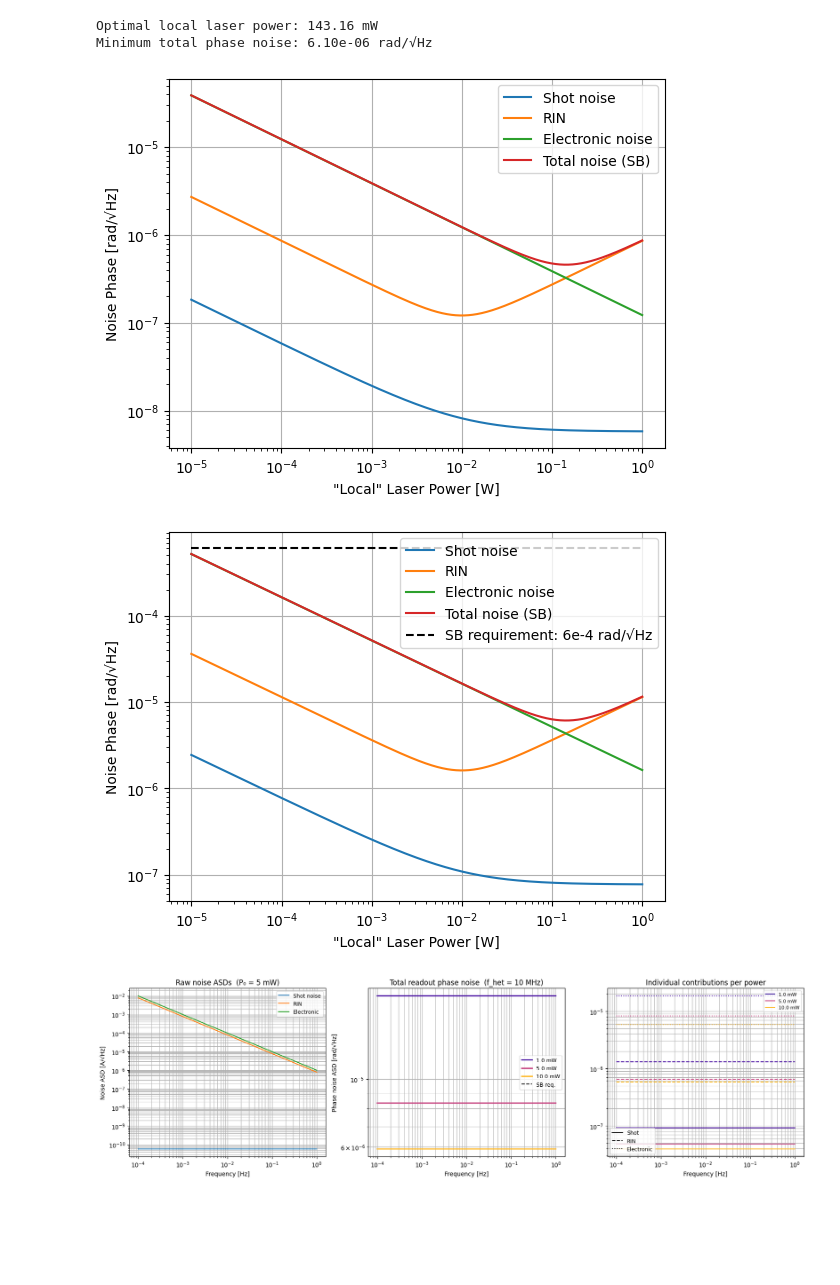
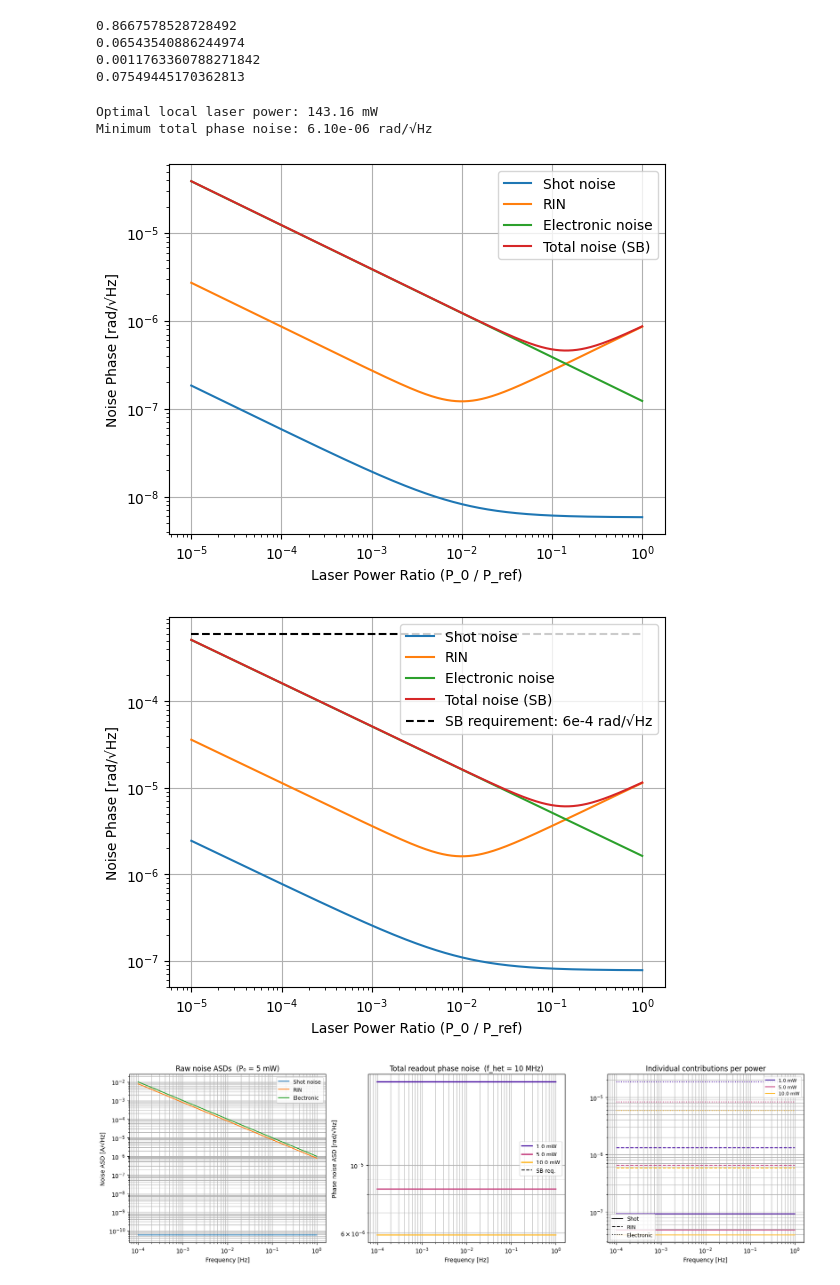
Before and after one commit to karinkruuse/VSC-random, a Jupyter notebook: Noise Budgeting/SB_readout_noise.ipynb, the cells around one changed output. Saved outputs shown, nothing was run; the diff lists cells and outputs as text; code cells hidden in the pictures; blank space fills up the shorter version.

```diff
--- a/Noise Budgeting/SB_readout_noise.ipynb
+++ b/Noise Budgeting/SB_readout_noise.ipynb
@@ -19,6 +13,16 @@ het_eff = 0.9   # heterodyne efficiency (overlap of beams, mode-matching, etc.)
 
 f = np.logspace(-4, 0, N)   # 0.1 mHz → 1 Hz
 m = 0.53  # modulation index (for optimal power in the first sideband)
+# %%
+print( jv(0, m)**2 )
+print( jv(1, m)**2 )
+print( jv(2, m)**2 )
+print( jv(1, m)**2 / jv(0, m)**2 )
+# %% [output]
+0.8667578528728492
+0.06543540886244974
+0.0011763360788271842
+0.07549445170362813
 # %%
 I_signal_BN = R * np.sqrt(2*P_0 * P_ref * het_eff)
 # %%
@@ -60,19 +64,19 @@ Minimum total phase noise: 6.10e-06 rad/√Hz
 # %%
 plt.plot(P_0, phi_sn /jv(0, m)**2 , label='Shot noise')
 plt.plot(P_0, phi_RIN /jv(0, m)**2 , label='RIN')
 plt.plot(P_0, phi_el /jv(0, m)**2 , label='Electronic noise')
 #plt.plot(P_0, phi_total, label='Total noise')
 plt.plot(P_0, phi_total /jv(0, m)**2 , label='Total noise (SB)')
 #plt.vlines(P_ref, 1e-9, 1e-3, colors='k', linestyles='dotted')
 plt.xscale('log')
 plt.yscale('log')
 plt.grid()
-plt.xlabel('"Local" Laser Power [W]')
+plt.xlabel('Laser Power Ratio (P_0 / P_ref)')
 plt.ylabel('Noise Phase [rad/√Hz]')
 plt.legend()
 plt.savefig("power_vs_noise.pdf")
 # %% [output]
-[figure, old version]
+[figure, new version]
 # %%
 plt.plot(P_0, phi_sn/ jv(1, m)**2 , label='Shot noise')
 plt.plot(P_0, phi_RIN/ jv(1, m)**2 , label='RIN')
@@ -84,9 +88,9 @@ plt.hlines(6e-4, P_0[0], P_0[-1], colors='k', linestyles='dashed', label='SB req
 plt.xscale('log')
 plt.yscale('log')
 plt.grid()
-plt.xlabel('"Local" Laser Power [W]')
+plt.xlabel('Laser Power Ratio (P_0 / P_ref)')
 plt.ylabel('Noise Phase [rad/√Hz]')
 plt.legend()
 plt.savefig("SB_power_vs_noise.pdf")
 # %% [output]
-[figure, old version]
+[figure, new version]
```
Also changed, not shown: parts of 3 cells of this notebook, 5 other files.
